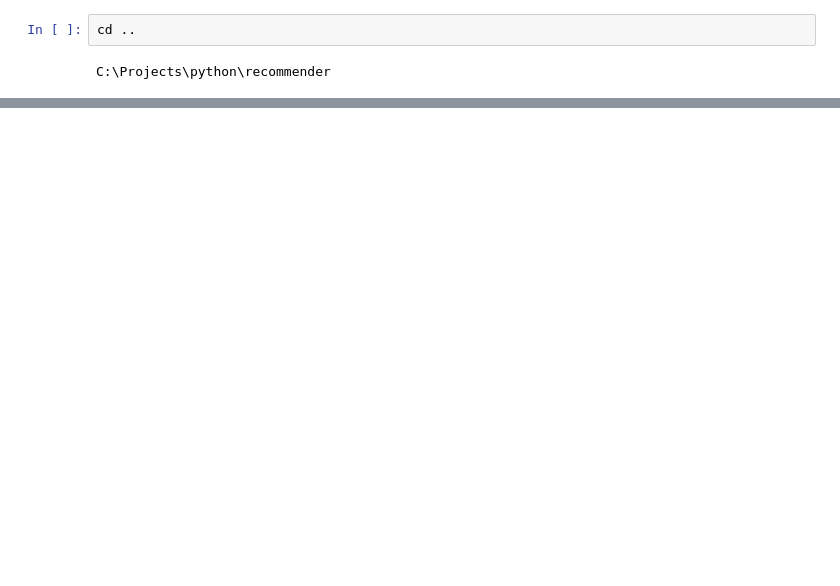
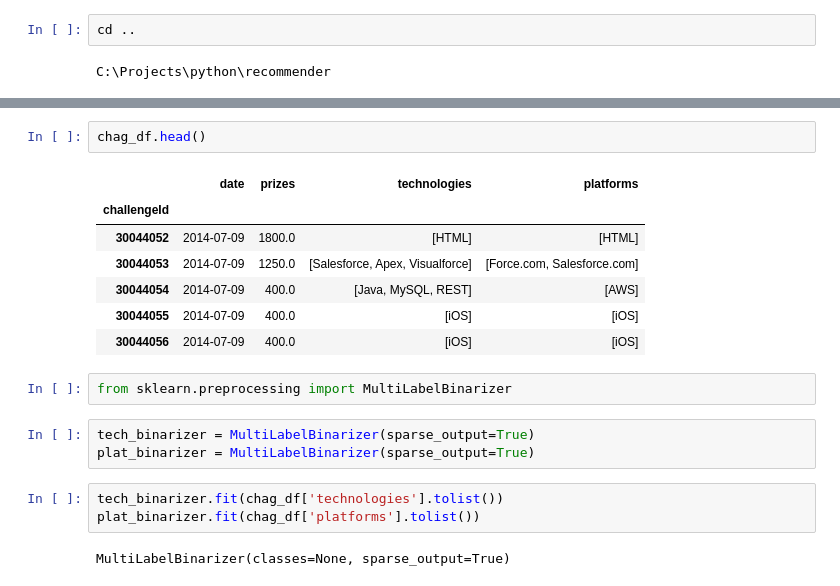
Before and after one commit to noaRricky/seq-rmd-crowdsourcing, a Jupyter notebook: notebooks/challenges.ipynb, the cells around one changed output, grey strips where cells are left out. Saved outputs shown, nothing was run; the diff lists cells and outputs as text; blank space fills up the shorter version.

```diff
--- a/notebooks/challenges.ipynb
+++ b/notebooks/challenges.ipynb
@@ -70,0 +265,20 @@ pd.get_dummies(cha_df['technologies'].apply(pd.Series).stack()).sum(level=0)
+# %%
+chag_df.head()
+# %% [output]
+|  | date | prizes | technologies | platforms |
+| challengeId |  |  |  |  |
+| 30044052 | 2014-07-09 | 1800.0 | [HTML] | [HTML] |
+| 30044053 | 2014-07-09 | 1250.0 | [Salesforce, Apex, Visualforce] | [Force.com, Salesforce.com] |
+| 30044054 | 2014-07-09 | 400.0 | [Java, MySQL, REST] | [AWS] |
+| 30044055 | 2014-07-09 | 400.0 | [iOS] | [iOS] |
+| 30044056 | 2014-07-09 | 400.0 | [iOS] | [iOS] |
+# %%
+from sklearn.preprocessing import MultiLabelBinarizer
+# %%
+tech_binarizer = MultiLabelBinarizer(sparse_output=True)
+plat_binarizer = MultiLabelBinarizer(sparse_output=True)
+# %%
+tech_binarizer.fit(chag_df['technologies'].tolist())
+plat_binarizer.fit(chag_df['platforms'].tolist())
+# %% [output]
+MultiLabelBinarizer(classes=None, sparse_output=True)
```
Also changed, not shown: parts of 47 cells of this notebook, 4 other files.
